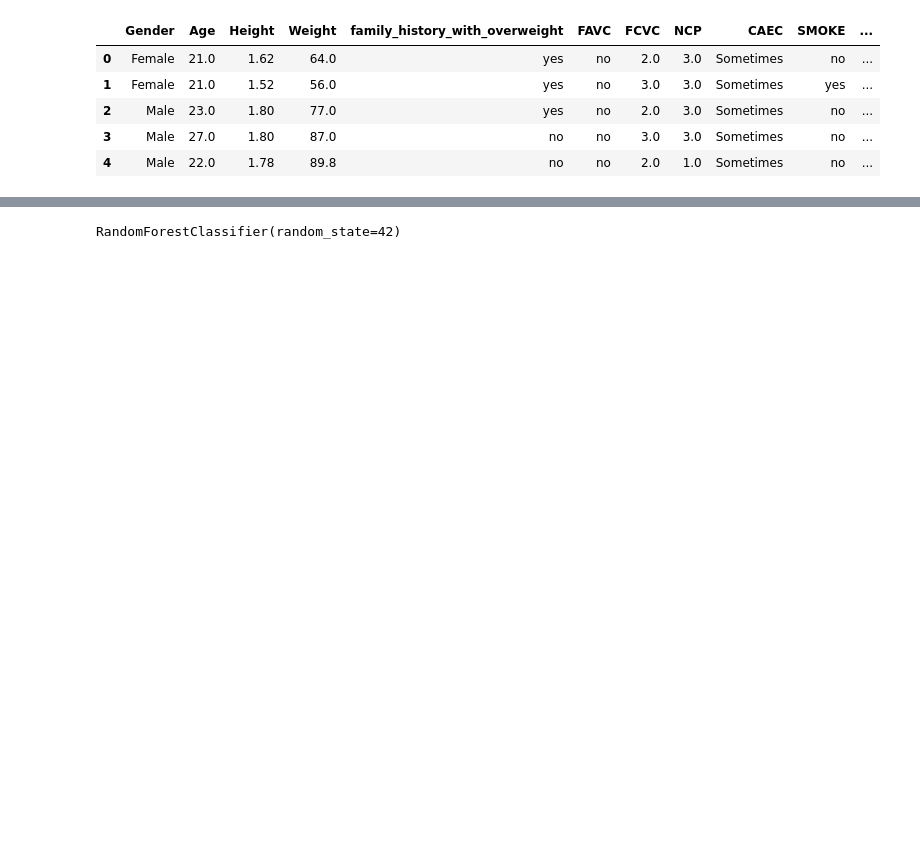
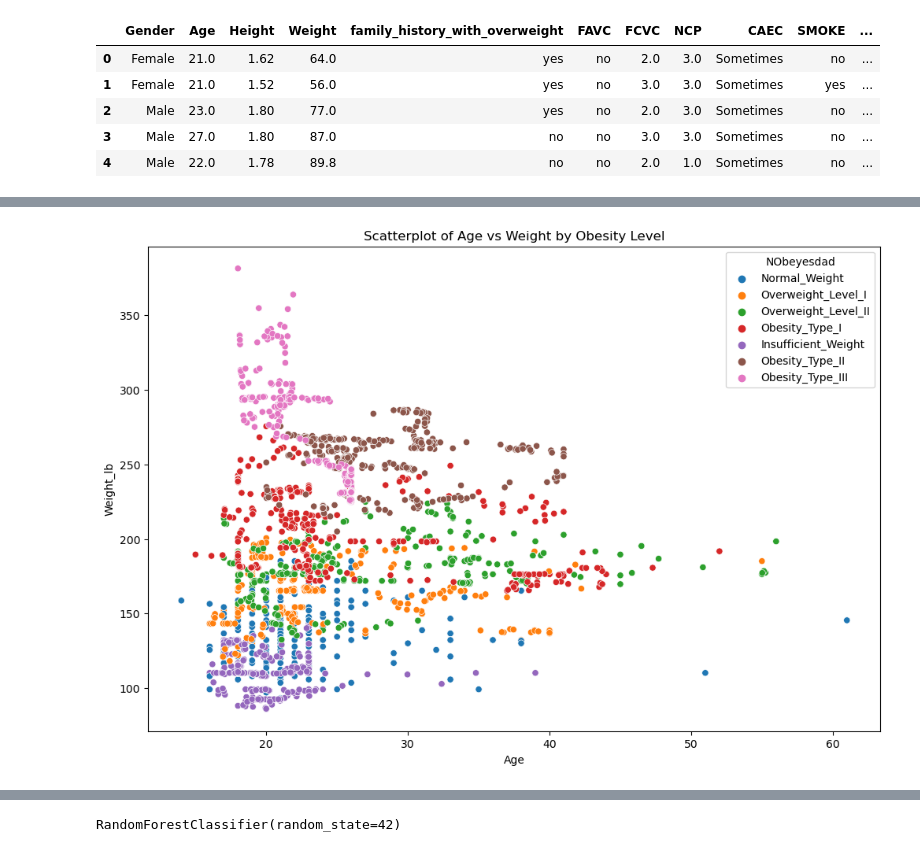
Before and after one commit to gordon-laraven/diabetes_project_2, a Jupyter notebook: main.ipynb, the cells around one changed output, grey strips where cells are left out. Saved outputs shown, nothing was run; the diff lists cells and outputs as text; code cells hidden in the pictures; blank space fills up the shorter version.

```diff
--- a/Untitled.ipynb
+++ b/main.ipynb
@@ -33 +108,9 @@ df.head()
+# %%
+#Visualizing relationships between Age, Weight, and Obesity Level
+plt.figure(figsize=(12, 8))
+sns.scatterplot(x='Age', y='Weight_lb', hue='NObeyesdad', data=df)
+plt.title('Scatterplot of Age vs Weight by Obesity Level')
+plt.show()
+# %% [output]
+[figure, added]
 # %%
```
Also changed, not shown: parts of 18 cells of this notebook, 1 other file.
